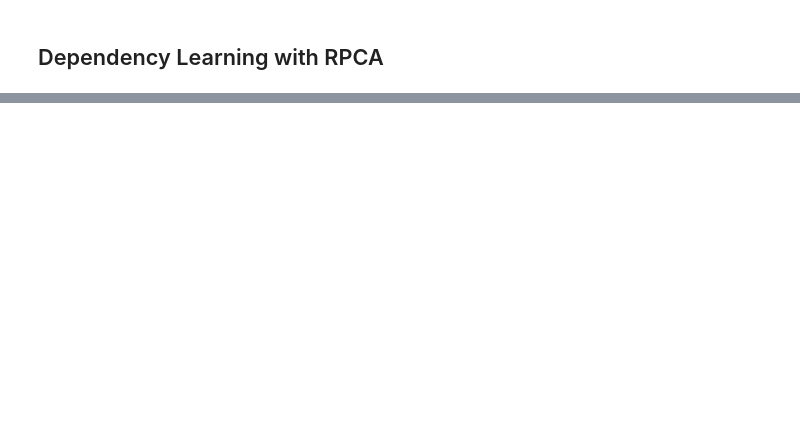
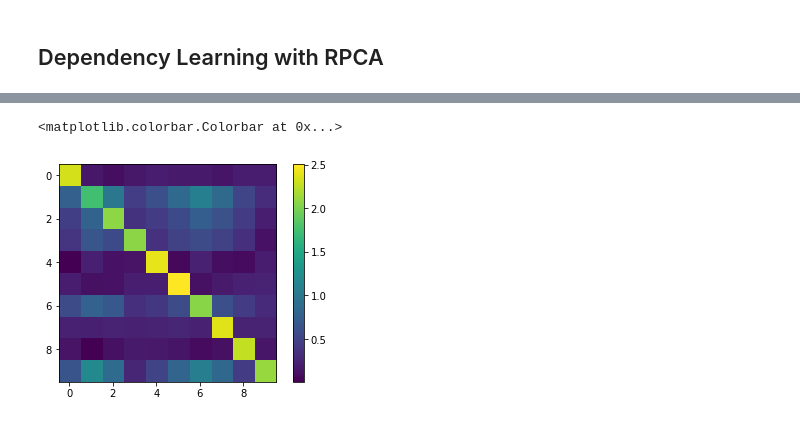
Before and after one commit to tridao/metal, a Jupyter notebook: notebooks/learn_deps_SPA.ipynb, the cells around one changed output, grey strips where cells are left out. Saved outputs shown, nothing was run; the diff lists cells and outputs as text; code cells hidden in the pictures; blank space fills up the shorter version.

```diff
--- a/notebooks/learn_deps_SPA.ipynb
+++ b/notebooks/learn_deps_SPA.ipynb
@@ -128,2 +136,19 @@ np.mean(np.abs(mu - lm.mu))
+# %%
+L_conflict = 2*(L-1.5)
+Y_conflict = 2*(Y-1.5)
+
+O = np.dot(L_conflict.T,L)/(N-1)
+accuracies = np.array([np.mean(L_conflict[:,i] == Y_conflict) for i in range(M)])
+mu_from_acc = 2*accuracies - 1
+
+
+sig = O - np.outer(mu_from_acc,mu_from_acc)
+sig_inv = np.linalg.pinv(sig)
+
+plt.imshow(np.abs(sig_inv))
+plt.colorbar()
+# %% [output]
+<matplotlib.colorbar.Colorbar at 0x...>
+[figure, added]
 # %%
 sigma_O_inv = np.linalg.inv(sigma_O)
```
Also changed, not shown: parts of 7 cells of this notebook, 2 other files.
